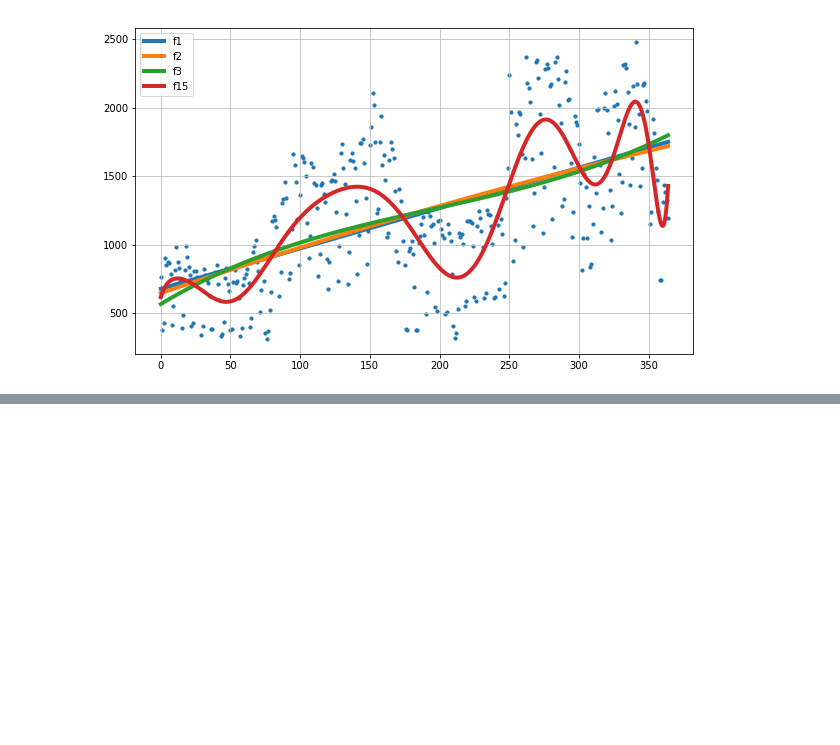
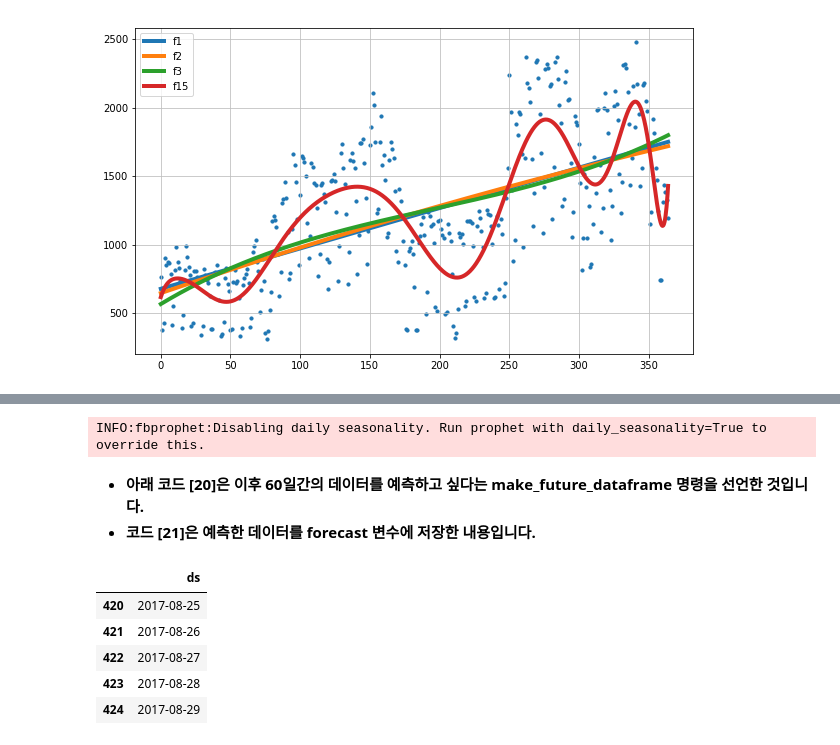
Before and after one commit to dongdong-e/Python, a Jupyter notebook: Data_Analytics/파이썬으로 데이터 주무르기/6_시계열_데이터를_다뤄보자.ipynb, the cells around one changed output, grey strips where cells are left out. Drawn from its saved outputs; the diff is of its cells as text; code cells hidden in the pictures; blank space fills up the shorter version.

```diff
--- a/Data_Analytics/파이썬으로 데이터 주무르기/6_시계열_데이터를_다뤄보자.ipynb
+++ b/Data_Analytics/파이썬으로 데이터 주무르기/6_시계열_데이터를_다뤄보자.ipynb
@@ -115,0 +139,23 @@ plt.show()
+# %%
+df = pd.DataFrame({'ds': pinkwink_web.index, 'y': pinkwink_web['hit']})
+df.reset_index(inplace = True)
+df['ds'] = pd.to_datetime(df['ds'], format = "%y. %m. %d.")
+del df['date']
+
+m = Prophet(yearly_seasonality=True)
+m.fit(df);
+# %% [output]
+INFO:fbprophet:Disabling daily seasonality. Run prophet with daily_seasonality=True to override this.
+# %% [markdown]
+* **아래 코드 [20]은 이후 60일간의 데이터를 예측하고 싶다는 make_future_dataframe 명령을 선언한 것입니다.**
+* **코드 [21]은 예측한 데이터를 forecast 변수에 저장한 내용입니다.**
+# %%
+future = m.make_future_dataframe(periods = 60)
+future.tail()
+# %% [output]
+|  | ds |
+| 420 | 2017-08-25 |
+| 421 | 2017-08-26 |
+| 422 | 2017-08-27 |
+| 423 | 2017-08-28 |
+| 424 | 2017-08-29 |
```
Also changed, not shown: parts of 13 cells of this notebook.
